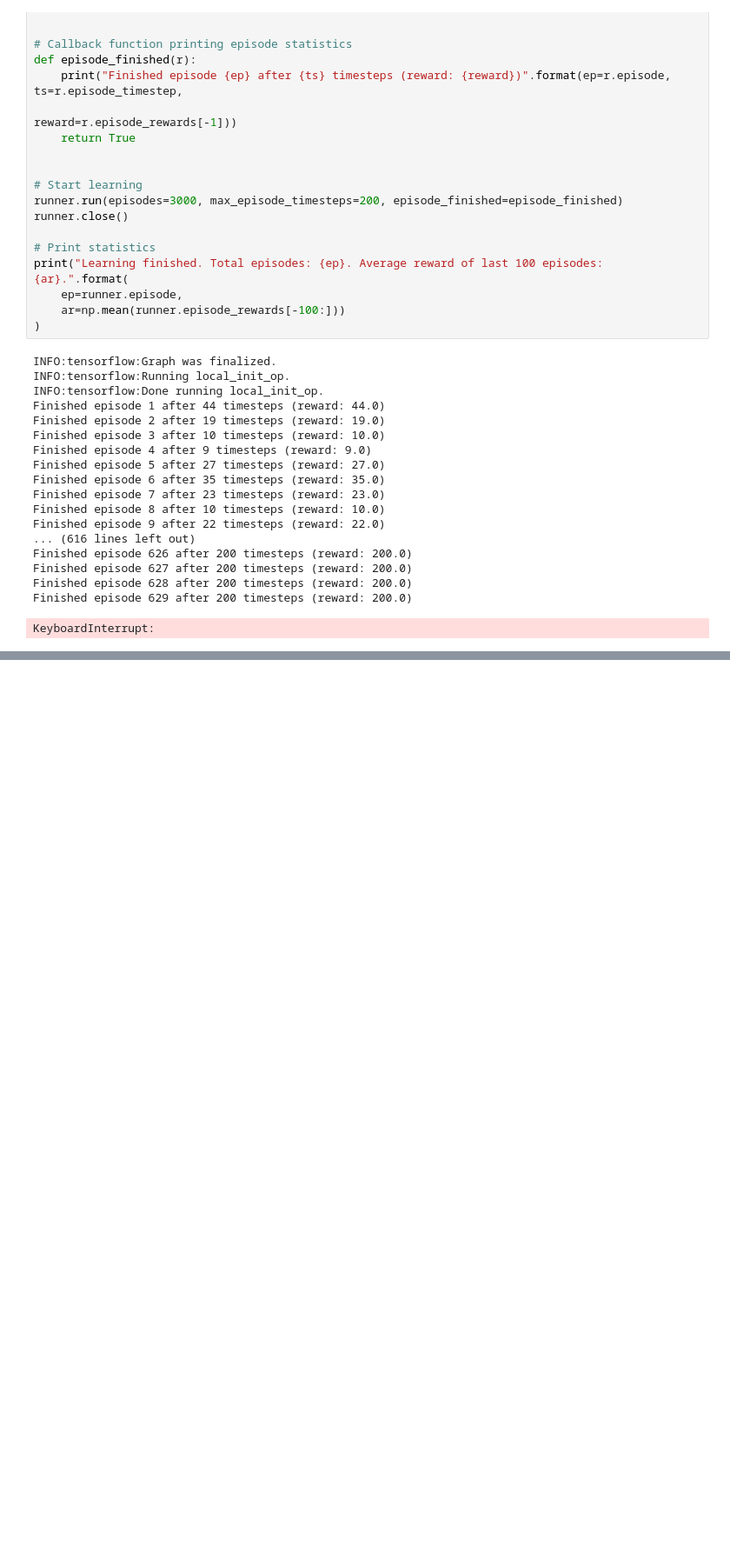
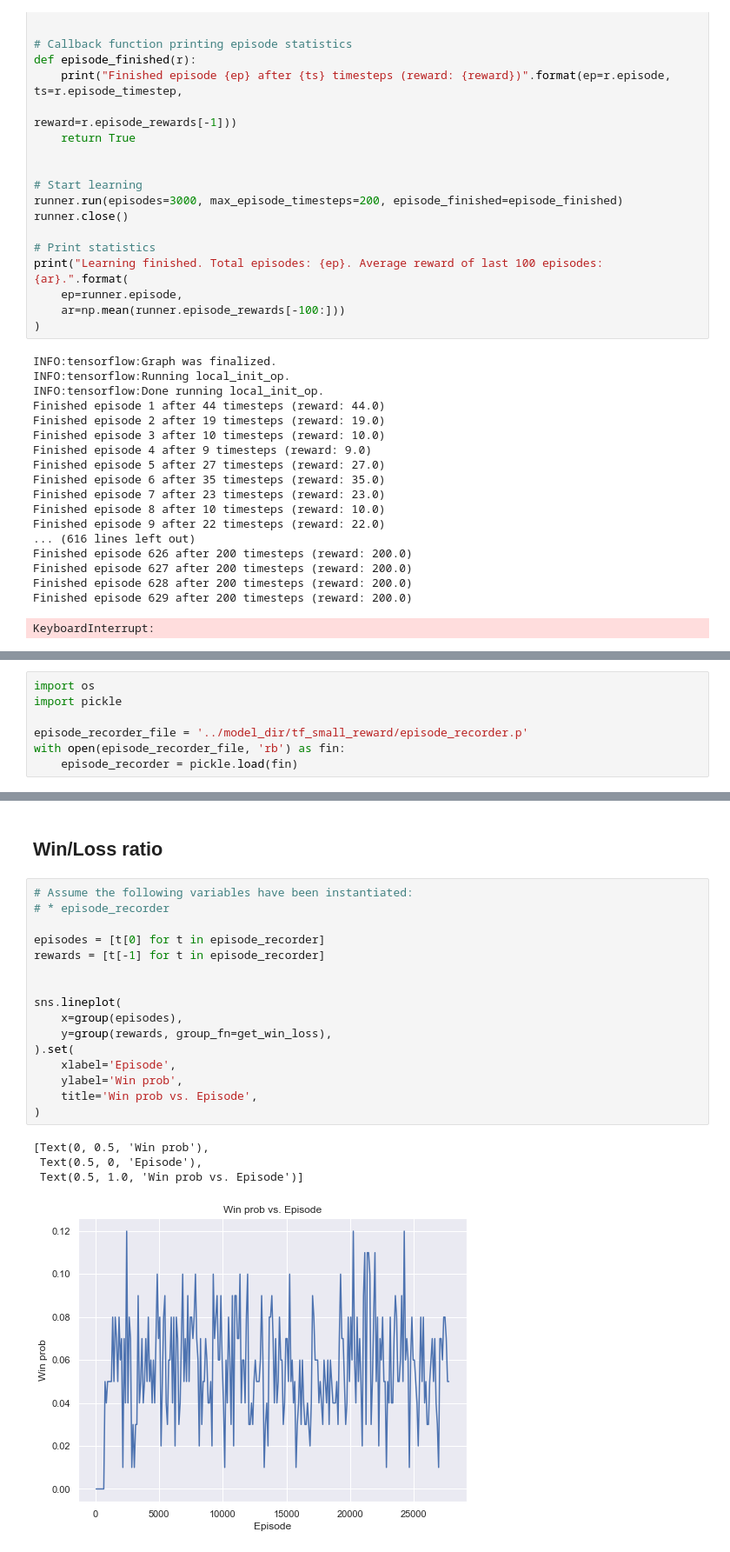
Before and after one commit to minfawang/cs221-pommerman, a Jupyter notebook: playground/notebooks/playground_mw.ipynb, the cells around one changed output, grey strips where cells are left out. Shown at 87% size. Saved outputs shown, nothing was run; the diff lists cells and outputs as text; blank space fills up the shorter version.

```diff
--- a/playground/notebooks/playground_mw.ipynb
+++ b/playground/notebooks/playground_mw.ipynb
@@ -776,0 +781,7 @@ KeyboardInterrupt:
+# %%
+import os
+import pickle
+
+episode_recorder_file = '../model_dir/tf_small_reward/episode_recorder.p'
+with open(episode_recorder_file, 'rb') as fin:
+    episode_recorder = pickle.load(fin)
@@ -776,0 +889,23 @@ KeyboardInterrupt:
+# %% [markdown]
+## Win/Loss ratio
+# %%
+# Assume the following variables have been instantiated:
+# * episode_recorder
+
+episodes = [t[0] for t in episode_recorder]
+rewards = [t[-1] for t in episode_recorder]
+
+
+sns.lineplot(
+    x=group(episodes),
+    y=group(rewards, group_fn=get_win_loss),
+).set(
+    xlabel='Episode',
+    ylabel='Win prob',
+    title='Win prob vs. Episode',
+)
+# %% [output]
+[Text(0, 0.5, 'Win prob'),
+ Text(0.5, 0, 'Episode'),
+ Text(0.5, 1.0, 'Win prob vs. Episode')]
+[figure, added]
```
Also changed, not shown: parts of 9 cells of this notebook.
